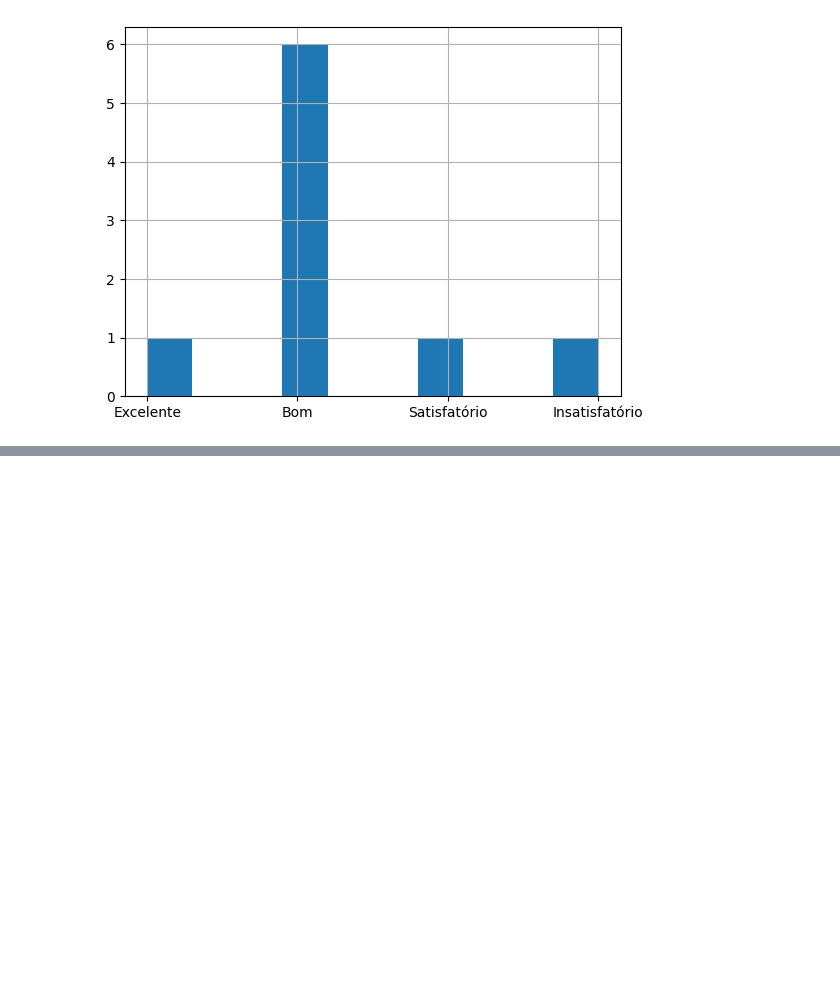
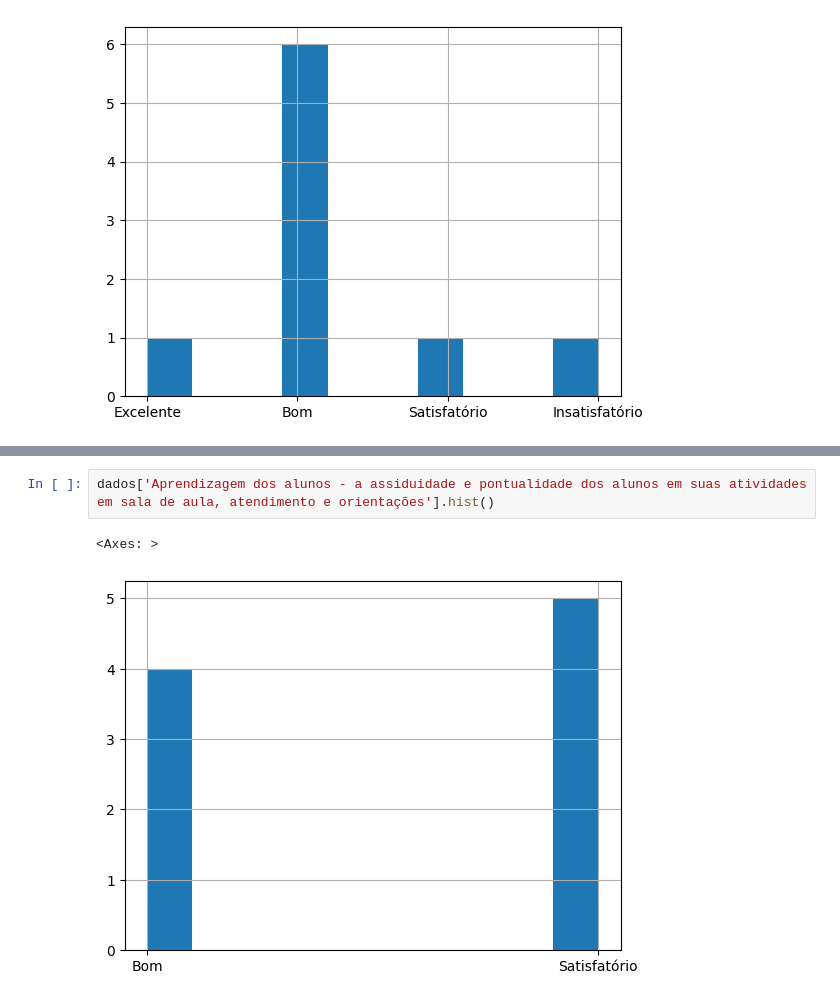
Before and after one commit to HellenCris808/Python, a Jupyter notebook: planilha2.ipynb, the cells around one changed output, grey strips where cells are left out. Saved outputs shown, nothing was run; the diff lists cells and outputs as text; blank space fills up the shorter version.

```diff
--- a/planilha2.ipynb
+++ b/planilha2.ipynb
@@ -21,0 +37,5 @@ dados['Aprendizagem dos alunos - a articulação entre teoria e prática.'].hist
+# %%
+dados['Aprendizagem dos alunos - a assiduidade e pontualidade dos alunos em suas atividades em sala de aula, atendimento e orientações'].hist()
+# %% [output]
+<Axes: >
+[figure, added]
```
Also changed, not shown: parts of 7 cells of this notebook.
